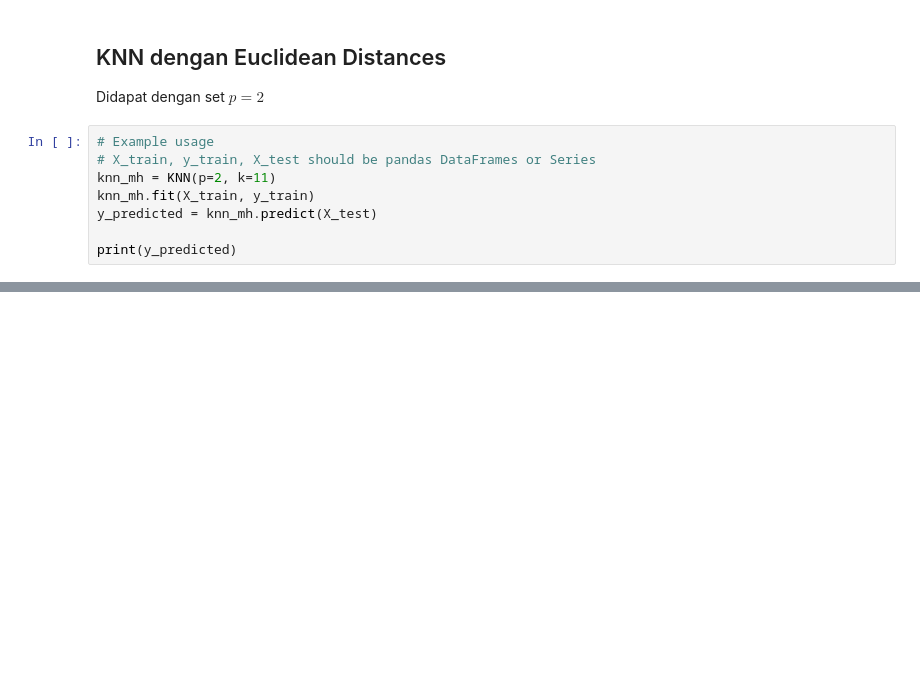
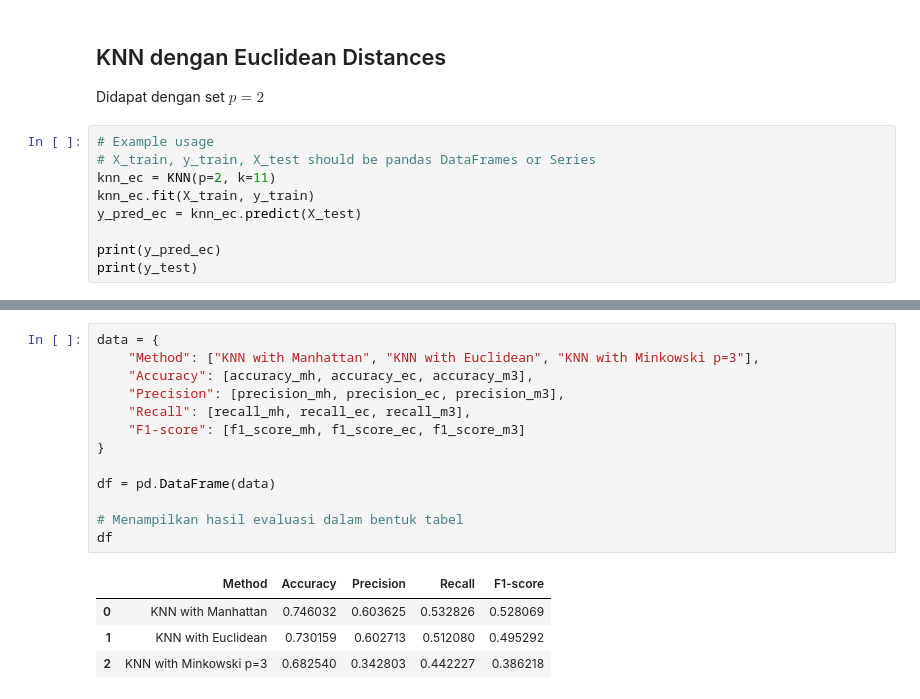
Before and after one commit to kopiademsigma/KNN-Classification, a Jupyter notebook: main.ipynb, the cells around one changed output, grey strips where cells are left out. Drawn from its saved outputs; the diff is of its cells as text; blank space fills up the shorter version.

```diff
--- a/main.ipynb
+++ b/main.ipynb
@@ -158,9 +174,10 @@ Didapat dengan set $p = 2$
 # %%
 # Example usage
 # X_train, y_train, X_test should be pandas DataFrames or Series
-knn_mh = KNN(p=2, k=11)
-knn_mh.fit(X_train, y_train)
-y_predicted = knn_mh.predict(X_test)
+knn_ec = KNN(p=2, k=11)
+knn_ec.fit(X_train, y_train)
+y_pred_ec = knn_ec.predict(X_test)
 
-print(y_predicted)
+print(y_pred_ec)
+print(y_test)
 # %% [output]
@@ -167,0 +332,18 @@ print(y_predicted)
+# %%
+data = {
+    "Method": ["KNN with Manhattan", "KNN with Euclidean", "KNN with Minkowski p=3"],
+    "Accuracy": [accuracy_mh, accuracy_ec, accuracy_m3],
+    "Precision": [precision_mh, precision_ec, precision_m3],
+    "Recall": [recall_mh, recall_ec, recall_m3],
+    "F1-score": [f1_score_mh, f1_score_ec, f1_score_m3]
+}
+
+df = pd.DataFrame(data)
+
+# Menampilkan hasil evaluasi dalam bentuk tabel
+df
+# %% [output]
+|  | Method | Accuracy | Precision | Recall | F1-score |
+| 0 | KNN with Manhattan | 0.746032 | 0.603625 | 0.532826 | 0.528069 |
+| 1 | KNN with Euclidean | 0.730159 | 0.602713 | 0.512080 | 0.495292 |
+| 2 | KNN with Minkowski p=3 | 0.682540 | 0.342803 | 0.442227 | 0.386218 |
```
Also changed, not shown: parts of 11 cells of this notebook.
